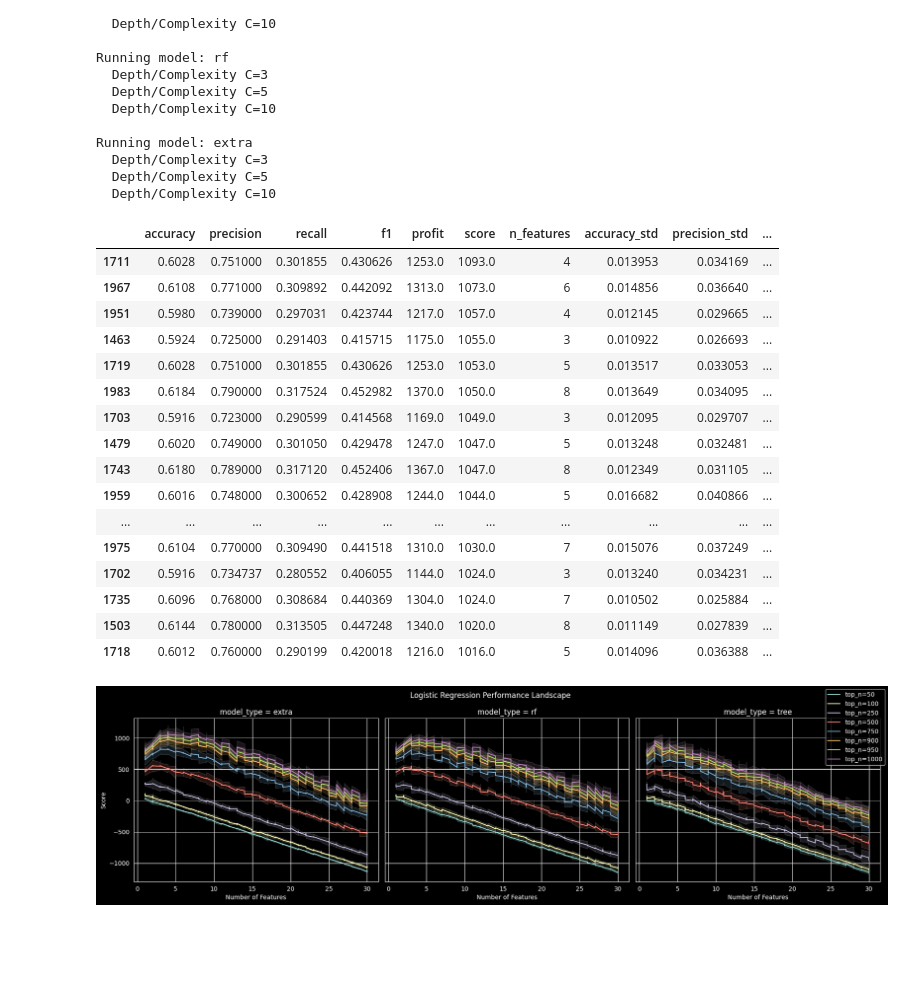
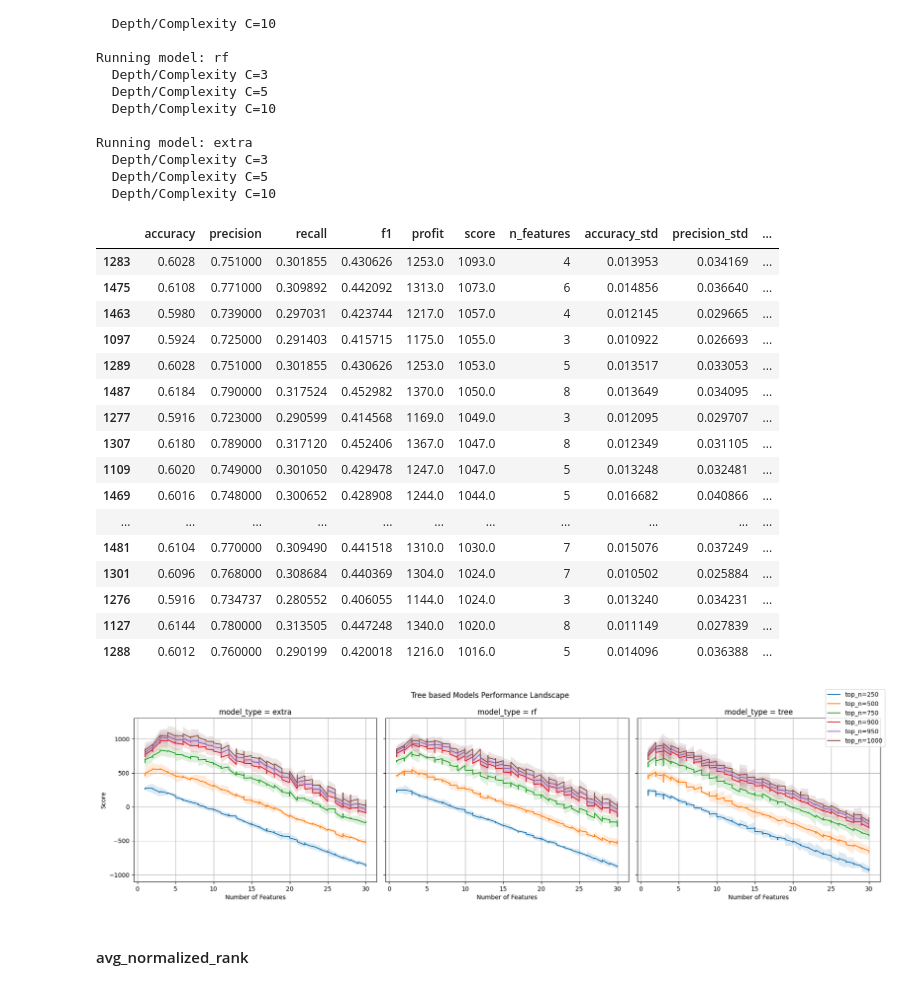
Before and after one commit to kwiatkowskaa/cost-sensitive-predictive-modeling, a Jupyter notebook: notebooks_scaled/03_model_tree_based_models.ipynb, the cells around one changed output. Cells and saved outputs as stored; diff of their text form; code cells hidden in the pictures; blank space fills up the shorter version.

```diff
--- a/notebooks_scaled/03_model_tree_based_models.ipynb
+++ b/notebooks_scaled/03_model_tree_based_models.ipynb
@@ -31,5 +39,4 @@ feature_importance_df = pd.read_csv("../outputs/feature_importance_ranking.csv")
 # %%
-
 MODEL_CONFIGS = {
     "tree": lambda C: DecisionTreeClassifier(
         max_depth=C, random_state=42
@@ -52,7 +59,7 @@ MODEL_CONFIGS = {
 C_VALUES = [3, 5, 10]
 K_VALUES = range(1, 31)
 
-TOP_N_VALUES = [50, 100, 250, 500, 750, 900, 950, 1000]
+TOP_N_VALUES = [250, 500, 750, 900, 950, 1000]
 all_results = []
 
 sorted_features = feature_importance_df.sort_values("rf_rank")["feature"].values
@@ -112,33 +119,35 @@ Running model: extra
 final_results.sort_values(by="score", ascending=False).head(20)
 # %% [output]
 |  | accuracy | precision | recall | f1 | profit | score | n_features | accuracy_std | precision_std | ... |
-| 1711 | 0.6028 | 0.751000 | 0.301855 | 0.430626 | 1253.0 | 1093.0 | 4 | 0.013953 | 0.034169 | ... |
-| 1967 | 0.6108 | 0.771000 | 0.309892 | 0.442092 | 1313.0 | 1073.0 | 6 | 0.014856 | 0.036640 | ... |
-| 1951 | 0.5980 | 0.739000 | 0.297031 | 0.423744 | 1217.0 | 1057.0 | 4 | 0.012145 | 0.029665 | ... |
-| 1463 | 0.5924 | 0.725000 | 0.291403 | 0.415715 | 1175.0 | 1055.0 | 3 | 0.010922 | 0.026693 | ... |
-| 1719 | 0.6028 | 0.751000 | 0.301855 | 0.430626 | 1253.0 | 1053.0 | 5 | 0.013517 | 0.033053 | ... |
-| 1983 | 0.6184 | 0.790000 | 0.317524 | 0.452982 | 1370.0 | 1050.0 | 8 | 0.013649 | 0.034095 | ... |
-| 1703 | 0.5916 | 0.723000 | 0.290599 | 0.414568 | 1169.0 | 1049.0 | 3 | 0.012095 | 0.029707 | ... |
-| 1479 | 0.6020 | 0.749000 | 0.301050 | 0.429478 | 1247.0 | 1047.0 | 5 | 0.013248 | 0.032481 | ... |
-| 1743 | 0.6180 | 0.789000 | 0.317120 | 0.452406 | 1367.0 | 1047.0 | 8 | 0.012349 | 0.031105 | ... |
-| 1959 | 0.6016 | 0.748000 | 0.300652 | 0.428908 | 1244.0 | 1044.0 | 5 | 0.016682 | 0.040866 | ... |
+| 1283 | 0.6028 | 0.751000 | 0.301855 | 0.430626 | 1253.0 | 1093.0 | 4 | 0.013953 | 0.034169 | ... |
+| 1475 | 0.6108 | 0.771000 | 0.309892 | 0.442092 | 1313.0 | 1073.0 | 6 | 0.014856 | 0.036640 | ... |
+| 1463 | 0.5980 | 0.739000 | 0.297031 | 0.423744 | 1217.0 | 1057.0 | 4 | 0.012145 | 0.029665 | ... |
+| 1097 | 0.5924 | 0.725000 | 0.291403 | 0.415715 | 1175.0 | 1055.0 | 3 | 0.010922 | 0.026693 | ... |
+| 1289 | 0.6028 | 0.751000 | 0.301855 | 0.430626 | 1253.0 | 1053.0 | 5 | 0.013517 | 0.033053 | ... |
+| 1487 | 0.6184 | 0.790000 | 0.317524 | 0.452982 | 1370.0 | 1050.0 | 8 | 0.013649 | 0.034095 | ... |
+| 1277 | 0.5916 | 0.723000 | 0.290599 | 0.414568 | 1169.0 | 1049.0 | 3 | 0.012095 | 0.029707 | ... |
+| 1307 | 0.6180 | 0.789000 | 0.317120 | 0.452406 | 1367.0 | 1047.0 | 8 | 0.012349 | 0.031105 | ... |
+| 1109 | 0.6020 | 0.749000 | 0.301050 | 0.429478 | 1247.0 | 1047.0 | 5 | 0.013248 | 0.032481 | ... |
+| 1469 | 0.6016 | 0.748000 | 0.300652 | 0.428908 | 1244.0 | 1044.0 | 5 | 0.016682 | 0.040866 | ... |
 | ... | ... | ... | ... | ... | ... | ... | ... | ... | ... | ... |
-| 1975 | 0.6104 | 0.770000 | 0.309490 | 0.441518 | 1310.0 | 1030.0 | 7 | 0.015076 | 0.037249 | ... |
-| 1702 | 0.5916 | 0.734737 | 0.280552 | 0.406055 | 1144.0 | 1024.0 | 3 | 0.013240 | 0.034231 | ... |
-| 1735 | 0.6096 | 0.768000 | 0.308684 | 0.440369 | 1304.0 | 1024.0 | 7 | 0.010502 | 0.025884 | ... |
-| 1503 | 0.6144 | 0.780000 | 0.313505 | 0.447248 | 1340.0 | 1020.0 | 8 | 0.011149 | 0.027839 | ... |
-| 1718 | 0.6012 | 0.760000 | 0.290199 | 0.420018 | 1216.0 | 1016.0 | 5 | 0.014096 | 0.036388 | ... |
+| 1481 | 0.6104 | 0.770000 | 0.309490 | 0.441518 | 1310.0 | 1030.0 | 7 | 0.015076 | 0.037249 | ... |
+| 1301 | 0.6096 | 0.768000 | 0.308684 | 0.440369 | 1304.0 | 1024.0 | 7 | 0.010502 | 0.025884 | ... |
+| 1276 | 0.5916 | 0.734737 | 0.280552 | 0.406055 | 1144.0 | 1024.0 | 3 | 0.013240 | 0.034231 | ... |
+| 1127 | 0.6144 | 0.780000 | 0.313505 | 0.447248 | 1340.0 | 1020.0 | 8 | 0.011149 | 0.027839 | ... |
+| 1288 | 0.6012 | 0.760000 | 0.290199 | 0.420018 | 1216.0 | 1016.0 | 5 | 0.014096 | 0.036388 | ... |
 # %%
 plot_metric_surface(
     df=final_results,
     x_col="n_features",
     y_col="score",
     split_col="model_type",
     line_col="top_n",
     std_col="score_std",
-    title="Logistic Regression Performance Landscape",
+    title="Tree based Models Performance Landscape",
     x_label="Number of Features",
     y_label="Score"
 )
 # %% [output]
-[figure, old version]
+[figure, new version]
+# %% [markdown]
+#### avg_normalized_rank
```
Also changed, not shown: parts of 6 cells of this notebook.
